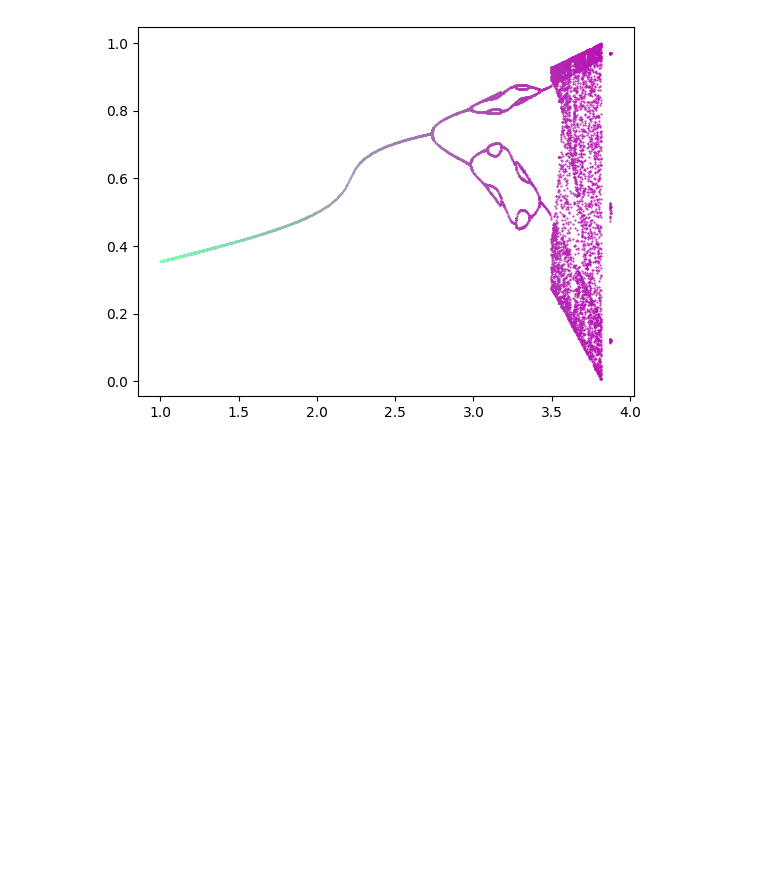
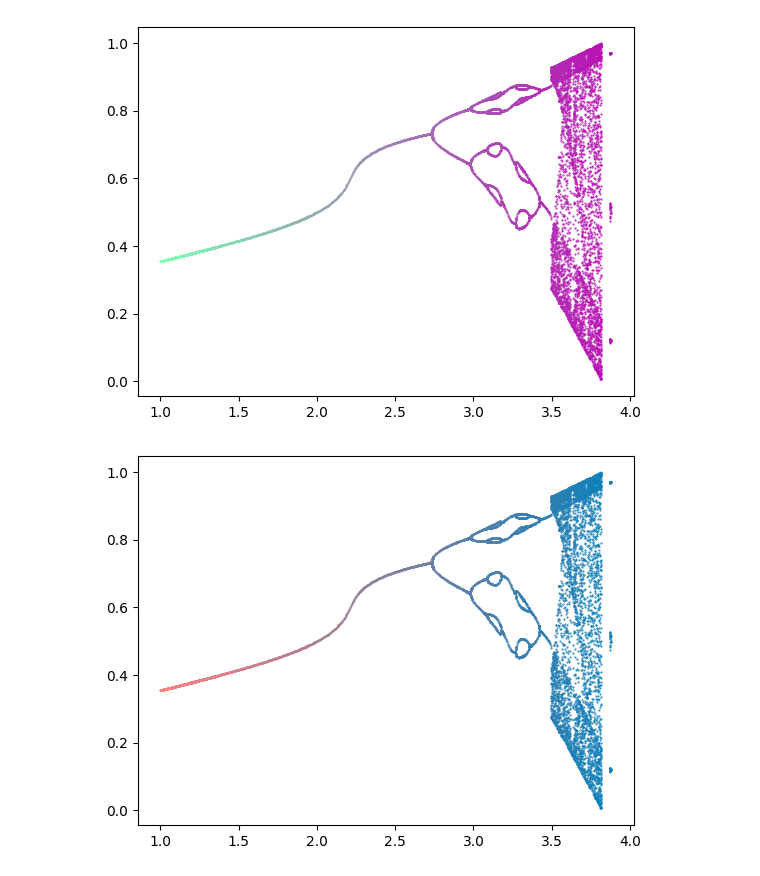
Before and after one commit to danireysan/pymath, a Jupyter notebook: Art with Trigonometry/Logistics Map.ipynb, the cells around one changed output. Cells and saved outputs as stored; diff of their text form; code cells hidden in the pictures; blank space fills up the shorter version.

Commit message:
Graphs owo

```diff
--- a/Art with Trigonometry/Logistics Map.ipynb
+++ b/Art with Trigonometry/Logistics Map.ipynb
@@ -75,3 +75,21 @@ for ri in range(len(rs)):
 plt.show()
 # %% [output]
 [figure]
+# %%
+N = 500
+x = .5+np.zeros(N)
+rs =np.linspace(1,4,1000)
+endcap = np.arange(round(N*.9), N )
+for ri in range(len(rs)):
+
+    for n in range(N-1):
+        x[n+1] = rs[ri]*x[n]*(1-x[n]) + .2*np.sin(2*np.pi*x[n])**2
+
+    u = np.unique(x[endcap])
+    r =rs[ri]*np.ones(len(u))
+    crazyRGB = [ 1-ri/len(rs),0.5, (np.sin(ri/len(rs)/2)+1)/2,]
+    plt.plot(r,u, '.', markersize=1, color = crazyRGB )
+
+plt.show()
+# %% [output]
+[figure, added]
```
